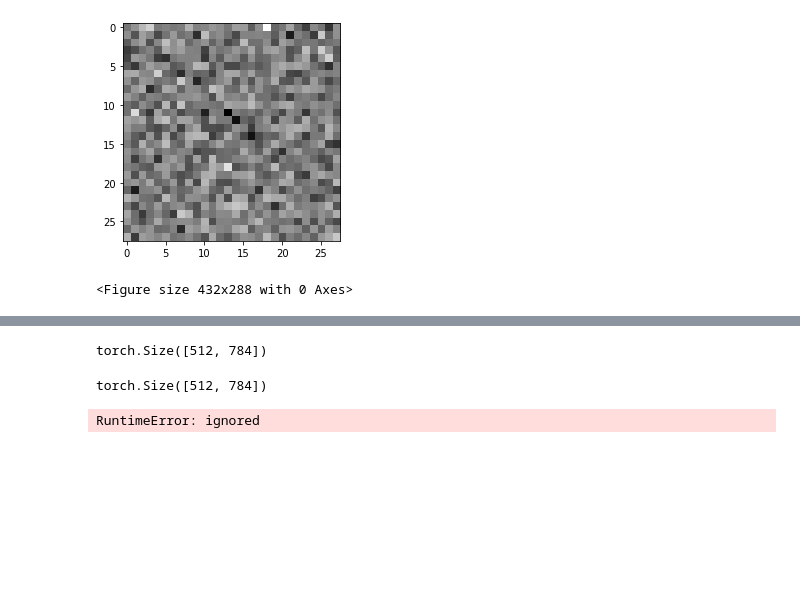
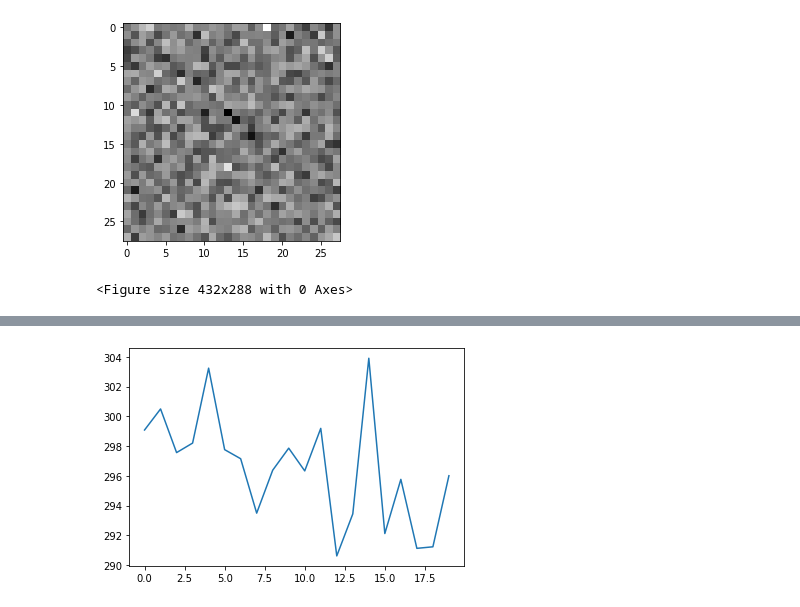
Before and after one commit to gabrielkasmi/ot_gan_ensae, a Jupyter notebook: autodiff_ot_gan.ipynb, the cells around one changed output, grey strips where cells are left out. Cells and saved outputs as stored; diff of their text form; code cells hidden in the pictures; blank space fills up the shorter version.

```diff
--- a/autodiff_ot_gan.ipynb
+++ b/autodiff_ot_gan.ipynb
@@ -347,7 +345,7 @@ if cuda:
 optimizer = torch.optim.RMSprop(model.parameters(), lr = 0.02) # same optimizer as in the paper
 
 z_size = 2
-batch_size = 32
+batch_size = 128
 model.train()
 epochs = 50
 samples_evolution_sk = []
@@ -356,24 +354,24 @@ for epoch in range(epochs):
 
     for batch_i, (real_images, _) in enumerate(train_loader):
 
-        with torch.no_grad():
-          batch_size = real_images.size(0)
-          #real_images = real_images*2 - 1 # rescale the images
-          real_images = real_images.view(-1, 28*28)
-          if cuda :
-            real_images.cuda()
+        #with torch.no_grad():
+        batch_size = real_images.size(0)
+        #real_images = real_images*2 - 1 # rescale the images
+        real_images = real_images.view(-1, 28*28)
+        if cuda :
+          real_images.cuda()
 
-          optimizer.zero_grad()
+        optimizer.zero_grad()
 
-          # Forward pass
-          z = torch.rand((batch_size,z_size), requires_grad=True)
-          if cuda :
-            z = z.cuda()
+        # Forward pass
+        z = torch.rand((batch_size,z_size), requires_grad=True)
+        if cuda :
+          z = z.cuda()
 
-          y_pred = model(z)
+        y_pred = model(z)
 
-          # Compute Loss
-          loss = sinkhorn_loss(y_pred, real_images, epsilon = 1)
+        # Compute Loss
+        loss = sinkhorn_loss(y_pred, real_images, epsilon = 1)
 
         # Backward pass
         loss.backward()
@@ -530,17 +553,18 @@ def sinkhorn_loss(mu, nu, epsilon = 0.01, max_iters = 100, normalize = True):
 cuda = torch.cuda.is_available()
 
 if cuda:
-  model = MultilayerPerceptron(2, 500, 784).cuda()
+  model2 = MultilayerPerceptron(2, 500, 784).cuda()
 # %%
 # second try
 
 # training with custom loss
-optimizer = torch.optim.RMSprop(model.parameters(), lr = 0.02) # same optimizer as in the paper
+optimizer = torch.optim.Adam(model2.parameters(), lr = 0.02) # same optimizer as in the paper
+                                                             # for the mnist experiment
 
 z_size = 2
-batch_size = 32
+batch_size = 128
 model.train()
-epochs = 50
+epochs = 20
 samples_evolution_sk = []
 losses = []
 for epoch in range(epochs):
@@ -572,7 +596,7 @@ for epoch in range(epochs):
     print('Epoch %s: train loss: %0.5f' %(epoch, loss.item()))
     losses.append(loss.item())
     if epoch%10==0:
-        # add an image to the list to see the improvements
+        # add an image to the list to see the improvements (if any)
         print('Generating an image after %s epochs' %epoch)
         x = torch.rand(2, requires_grad=True).cuda()
         samples_evolution_sk.append(model(x))
@@ -583,14 +621,6 @@ KeyboardInterrupt: ignored
-# %%
-z = torch.rand(512,2).cuda()
-y_rand = model(z)
-y_rand.size()
-# %% [output]
-torch.Size([512, 784])
-# %%
-real_images.size()
-# %% [output]
-torch.Size([512, 784])
-# %%
-sinkhorn_loss(y_rand,real_images, epsilon = 100)
-# %% [output]
-RuntimeError: ignored
+# %%
+# plot some samples and the loss
+plt.plot(losses)
+plt.savefig('losses_v2.png')
+# %% [output]
+[figure, added]
```
Also changed, not shown: parts of 14 cells of this notebook.
